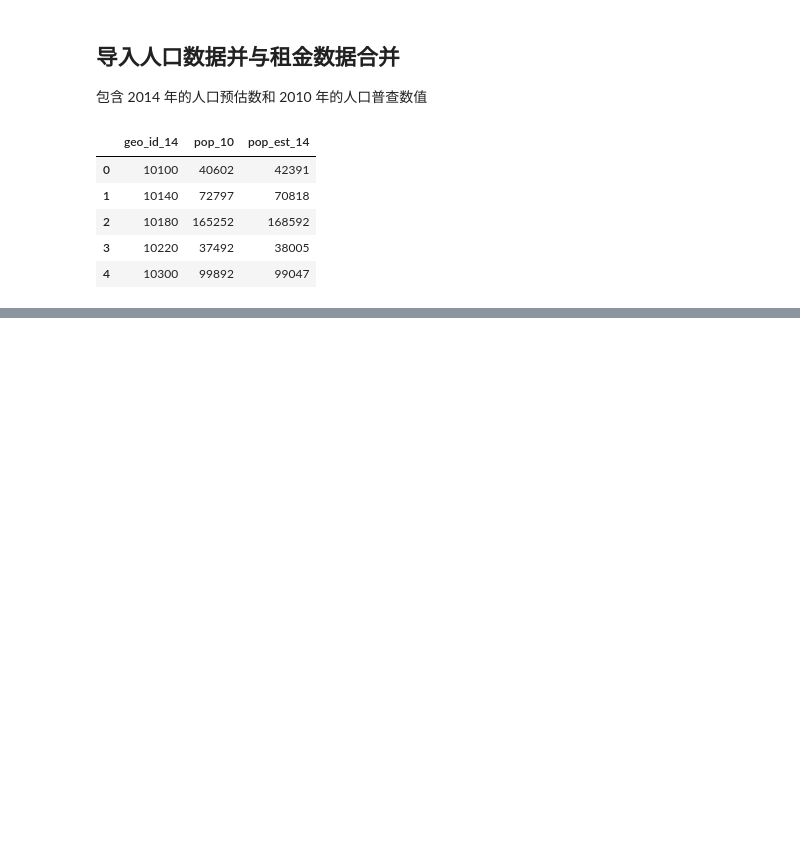
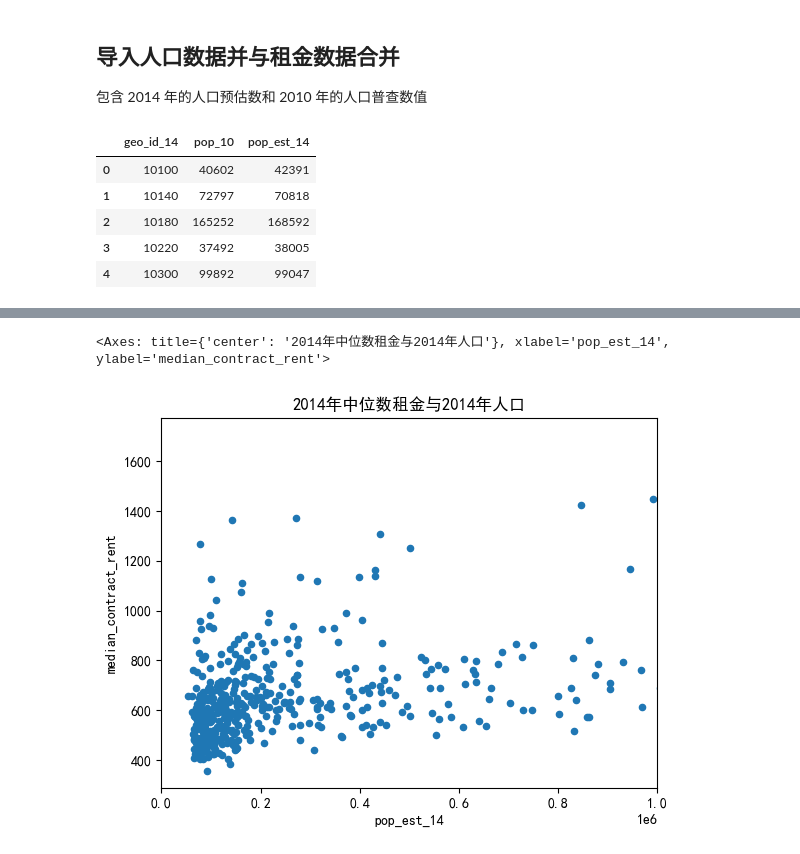
Before and after one commit to JayusChi/rent-data-analysis, a Jupyter notebook: notebooks/rent_analysis.ipynb, the cells around one changed output, grey strips where cells are left out. Cells and saved outputs as stored; diff of their text form; code cells hidden in the pictures; blank space fills up the shorter version.

```diff
--- a/notebooks/rent_analysis.ipynb
+++ b/notebooks/rent_analysis.ipynb
@@ -137,0 +182,7 @@ df.sort_values(by='pop_change_pct')[['msa_name', 'pop_change_pct']].head()
+# %%
+# 2014年中位数租金与2014年人口
+df.plot(kind='scatter', x='pop_est_14', y='median_contract_rent', xlim=[0, 1000000], title='2014年中位数租金与2014年人口')
+# 人口越多租金并非越高，虽然存在一定的正相关，但相关性不强。说明高租金并非只由 “城市规模大” 决定，还受其他因素（如经济活力、住房供应、地理位置、产业结构等）强烈影响。绝大多数大都市区人口规模不大，租金处于中低区间，高租金城市是少数。
+# %% [output]
+<Axes: title={'center': '2014年中位数租金与2014年人口'}, xlabel='pop_est_14', ylabel='median_contract_rent'>
+[figure, added]
```
Also changed, not shown: parts of 15 cells of this notebook, 4 other files.
